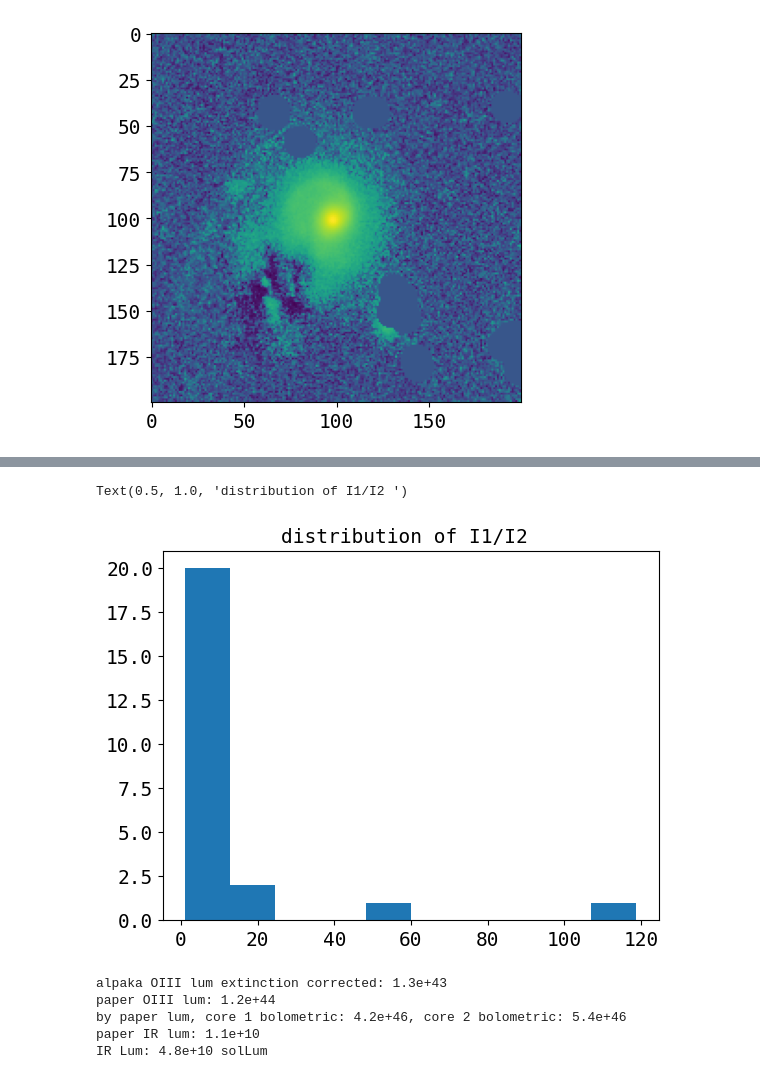
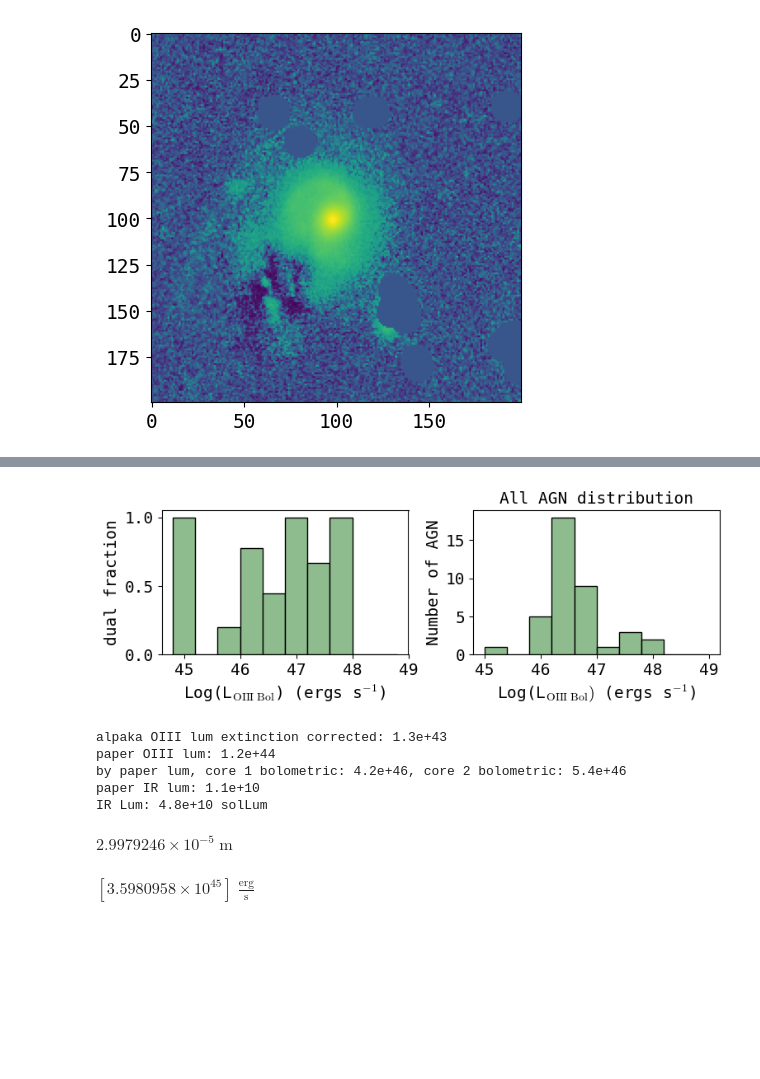
Before and after one commit to insepien/dualAGN, a Jupyter notebook: scrap_notebooks/checkFit.ipynb, the cells around one changed output, grey strips where cells are left out. Cells and saved outputs as stored; diff of their text form; code cells hidden in the pictures; blank space fills up the shorter version.

Commit message:
split analysis script, add luminosity calculations for OIII and (part) IR

```diff
--- a/scrap_notebooks/checkFit.ipynb
+++ b/scrap_notebooks/checkFit.ipynb
@@ -923,34 +854,39 @@ Text(0.5, 1.0, 'L$_{\\mathrm{OIII \\ Bol}}$ (ergs s$^{-1}$) distribution of 2-co
-# %%
-plt.hist([x if x>1 else 1/x for x in df['I1/I2'] ])
-plt.title("distribution of I1/I2 ")
-# %% [output]
-Text(0.5, 1.0, 'distribution of I1/I2 ')
-[figure, removed]
 # %%
 # load all sample df and get OIII lum
 df_all = pd.read_pickle(os.path.expanduser("/home/insepien/research-data/all_result.pkl"))
+alpaka = pd.read_pickle("/home/insepien/research-data/alpaka41.pkl")
 df_all["OIII_5007_LUM_DERRED"] = None
 for j in range(len(df_all)):
     oiiilum = alpaka[alpaka['Names'] == df_all.loc[j,"Obj Name"]]['OIII_5007_LUM_DERRED'].values[0]
     df_all.at[j,"OIII_5007_LUM_DERRED"] = oiiilum
 df_all['OIII_BOL'] = df_all['OIII_5007_LUM_DERRED']*800
 
 # make luminosity bin and get dual fraction
-lbin = np.linspace(1e45,2e48,11)
+lbin = np.linspace(45,49,11)
 f_bol = []
 for i in range(len(lbin)-1):
-    lbols = df_all[(lbin[i] <= df_all['OIII_BOL']) & (df_all['OIII_BOL'] <= lbin[i+1])]
+    lbols = df_all[(10**lbin[i] <= df_all['OIII_BOL']) & (df_all['OIII_BOL'] <= 10**lbin[i+1])]
     if len(lbols) == 0:
         f_bol.append(0)
     else:
         dual_fraction = len(lbols[lbols['Type']=="2"])/len(lbols)
         f_bol.append(dual_fraction)
 
 # plot dual fraction by luminosity
+fig,ax = plt.subplots(1,2,figsize=(8,3))
 bin_widths = [lbin[i+1] - lbin[i] for i in range(len(lbin)-1)]
-plt.bar(lbin[:-1],f_bol,edgecolor="black",width=bin_widths)
-plt.xlabel("L$_{\mathrm{OIII \ Bol}}$ (ergs s$^{-1}$)")
-plt.ylabel("dual fraction")
+ax[0].bar(lbin[:-1],f_bol,edgecolor="black",width=bin_widths,color="darkseagreen")
+ax[0].set_xlabel("Log(L$_{\mathrm{OIII \ Bol}}$) (ergs s$^{-1}$)")
+ax[0].set_ylabel("dual fraction")
+
+
+ax[1].hist(np.log10(list(df_all['OIII_BOL'])),bins=lbin,edgecolor="black",color="darkseagreen")
+ax[1].set_xlabel("Log(L$_{\mathrm{OIII \ Bol}})$ (ergs s$^{-1}$)")
+ax[1].set_ylabel("Number of AGN")
+ax[1].set_title("All AGN distribution")
+fig.tight_layout();
+# %% [output]
+[figure, added]
 # %%
 ## J1010 CHECKS
 from astropy.coordinates import SkyCoord
@@ -991,3 +927,8 @@ paper OIII lum: 1.2e+44
 by paper lum, core 1 bolometric: 4.2e+46, core 2 bolometric: 5.4e+46
 paper IR lum: 1.1e+10
 IR Lum: 4.8e+10 solLum
+# %%
+from astropy.constants import c
+(c/(1.242)).to(u.m)
+# %% [output]
+$2.9979246 \times 10^{-5} \; \mathrm{m}$
@@ -993,0 +973,9 @@ IR Lum: 4.8e+10 solLum
+# %%
+from scipy.optimize import fsolve
+def f(Lbol,c1,k1,c2,k2,Lband):
+    return Lbol/Lband - c1*(Lbol/1e10)**k1 + c2*(Lbol/1e10)**k2
+
+Lbol = fsolve(f,x0=lum_corr.value*12,args=(4.361,-0.361,11.4,-0.0063,lum_corr.value))
+(Lbol*u.L_sun).to(u.erg/u.s)
+# %% [output]
+$[3.5980958 \times 10^{45}] \; \mathrm{\frac{erg}{s}}$
```
Also changed, not shown: parts of 3 cells of this notebook, 5 other files.
